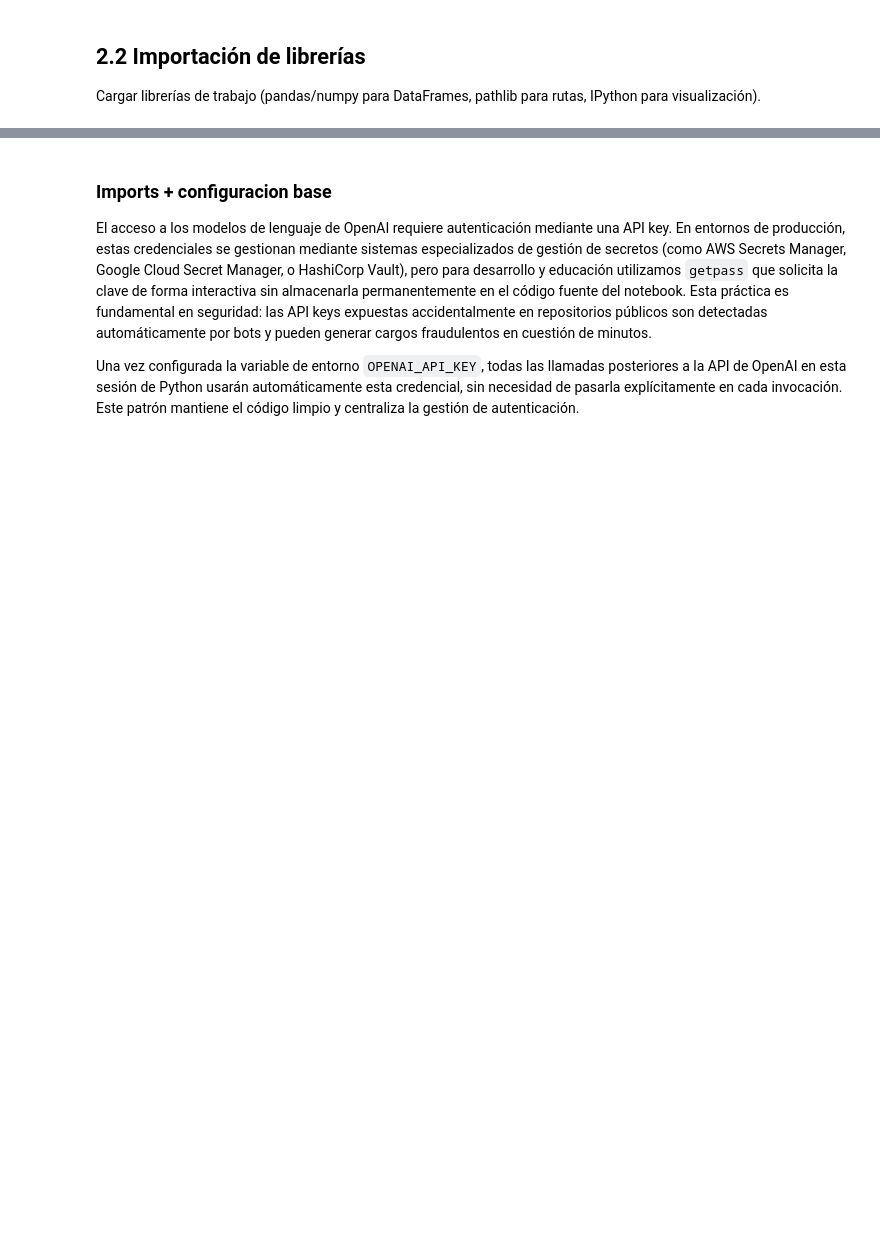
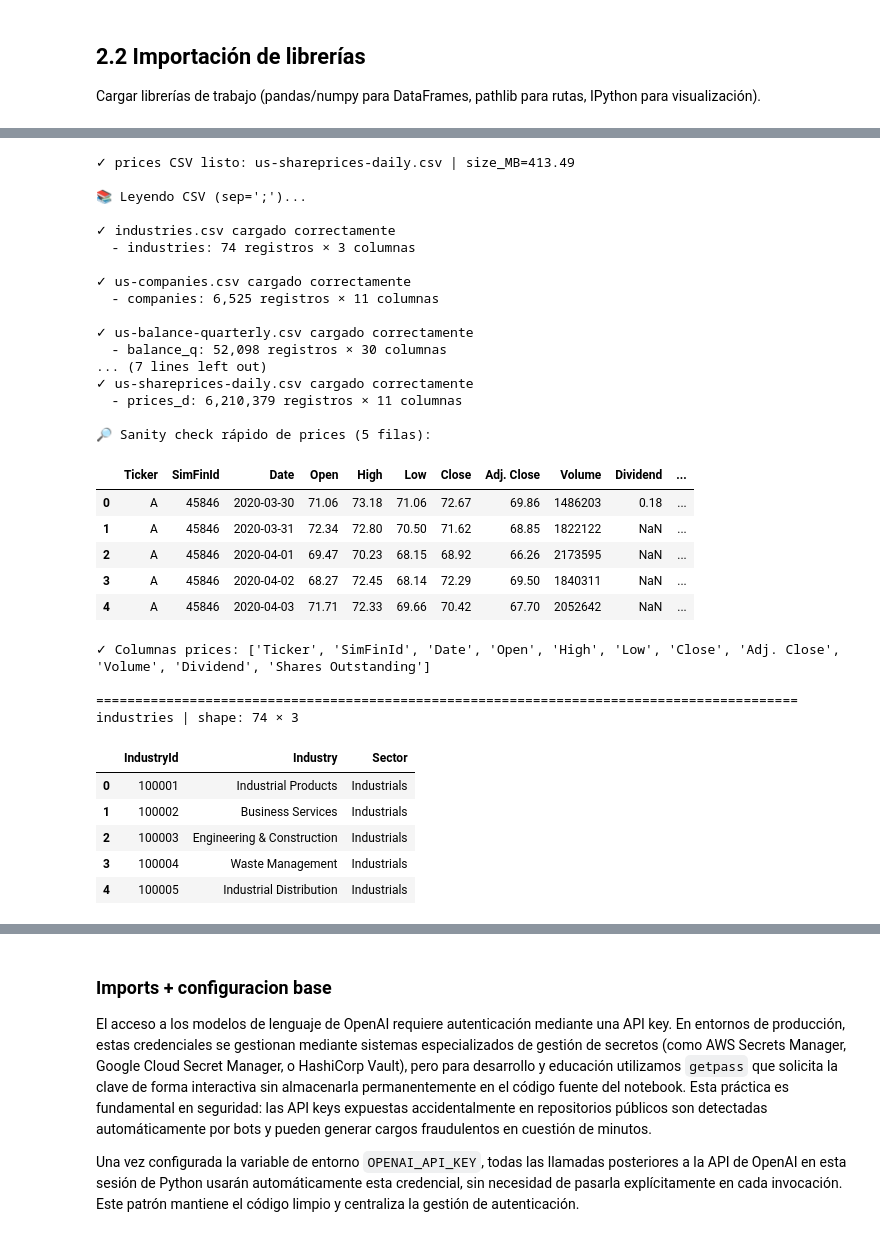
Before and after one commit to afcabre/git-25-09-gh, a Jupyter notebook: ValoracionEmpresas_USA.ipynb, the cells around one changed output, grey strips where cells are left out. Saved outputs shown, nothing was run; the diff lists cells and outputs as text; code cells hidden in the pictures; blank space fills up the shorter version.

```diff
--- a/ValoracionEmpresas_USA.ipynb
+++ b/ValoracionEmpresas_USA.ipynb
@@ -55,38 +62,98 @@ Cargar los 6 CSV (separador ;) desde /content/data en DataFrames y confirmar dim
 # %%
-# 2.3 Carga del Dataset Original
-DATA_DIR = "/content/data"
+# 2.3 Carga del Dataset Original (con soporte ZIP para prices)
 
+from pathlib import Path
+import zipfile
+import pandas as pd
+
+DATA_DIR = Path("/content/data")
+
+# --- 2.3.1: Descomprimir prices si viene como ZIP ---
+zip_prices = DATA_DIR / "us-shareprices-daily.zip"
+csv_prices = DATA_DIR / "us-shareprices-daily.csv"
+
+if (not csv_prices.exists()) and zip_prices.exists():
+    print("📦 Encontré us-shareprices-daily.zip y no existe el CSV. Descomprimiendo...")
+    with zipfile.ZipFile(zip_prices, "r") as z:
+        z.extractall(DATA_DIR)
+    print("✓ Zip descomprimido en:", DATA_DIR)
+
+# Verificación de existencia del CSV de precios
+if not csv_prices.exists():
+    print("❌ ERROR: No existe us-shareprices-daily.csv en /content/data")
+    print("   - Si tienes el zip, asegúrate que se llame: us-shareprices-daily.zip")
+    print("   - Archivos presentes (top 20):", [p.name for p in sorted(DATA_DIR.glob("*"))[:20]])
+    raise FileNotFoundError("Falta us-shareprices-daily.csv (o zip no descomprimió correctamente).")
+
+print(f"✓ prices CSV listo: {csv_prices.name} | size_MB={csv_prices.stat().st_size/(1024**2):.2f}\n")
+
+# --- 2.3.2: Carga de los 6 CSV ---
 files = {
     "industries": "industries.csv",
     "companies": "us-companies.csv",
     "balance_q": "us-balance-quarterly.csv",
     "income_q": "us-income-quarterly.csv",
     "cashflow_q": "us-cashflow-quarterly.csv",
     "prices_d": "us-shareprices-daily.csv",
 }
 
 dfs = {}
-
-print("📦 Cargando datasets desde:", DATA_DIR, "(sep=';')\n")
+print("📚 Leyendo CSV (sep=';')...\n")
 
 for name, fname in files.items():
-    file_path = str(Path(DATA_DIR) / fname)
-
+    file_path = DATA_DIR / fname
     try:
         df = pd.read_csv(file_path, sep=";", low_memory=False)
         dfs[name] = df
-
         print(f"✓ {fname} cargado correctamente")
         print(f"  - {name}: {df.shape[0]:,} registros × {df.shape[1]} columnas\n")
-
     except FileNotFoundError:
         print(f"❌ ERROR: No se encuentra el archivo: {fname}")
         print(f"   Ruta esperada: {file_path}")
-        print("   Verifica que el archivo exista en /content/data")
         raise
 
-# Vista rápida para verificar que los archivos se cargaron bien
+# --- 2.3.3: Sanity check mínimo del archivo grande (5 filas) ---
+print("🔎 Sanity check rápido de prices (5 filas):")
+df_prices_test = pd.read_csv(csv_prices, sep=";", nrows=5, low_memory=False)
+display(df_prices_test)
+print("✓ Columnas prices:", df_prices_test.columns.tolist())
+
+# --- 2.3.4: Validación visual del cargue de los archivos ---
 for name, df in dfs.items():
     print("\n" + "="*90)
     print(f"{name} | shape: {df.shape[0]:,} × {df.shape[1]}")
     display(df.head(5))
+# %% [output]
+✓ prices CSV listo: us-shareprices-daily.csv | size_MB=413.49
+
+📚 Leyendo CSV (sep=';')...
+
+✓ industries.csv cargado correctamente
+  - industries: 74 registros × 3 columnas
+
+✓ us-companies.csv cargado correctamente
+  - companies: 6,525 registros × 11 columnas
+
+✓ us-balance-quarterly.csv cargado correctamente
+  - balance_q: 52,098 registros × 30 columnas
+... (7 lines left out)
+✓ us-shareprices-daily.csv cargado correctamente
+  - prices_d: 6,210,379 registros × 11 columnas
+
+🔎 Sanity check rápido de prices (5 filas):
+|  | Ticker | SimFinId | Date | Open | High | Low | Close | Adj. Close | Volume | Dividend | ... |
+| 0 | A | 45846 | 2020-03-30 | 71.06 | 73.18 | 71.06 | 72.67 | 69.86 | 1486203 | 0.18 | ... |
+| 1 | A | 45846 | 2020-03-31 | 72.34 | 72.80 | 70.50 | 71.62 | 68.85 | 1822122 | NaN | ... |
+| 2 | A | 45846 | 2020-04-01 | 69.47 | 70.23 | 68.15 | 68.92 | 66.26 | 2173595 | NaN | ... |
+| 3 | A | 45846 | 2020-04-02 | 68.27 | 72.45 | 68.14 | 72.29 | 69.50 | 1840311 | NaN | ... |
+| 4 | A | 45846 | 2020-04-03 | 71.71 | 72.33 | 69.66 | 70.42 | 67.70 | 2052642 | NaN | ... |
+✓ Columnas prices: ['Ticker', 'SimFinId', 'Date', 'Open', 'High', 'Low', 'Close', 'Adj. Close', 'Volume', 'Dividend', 'Shares Outstanding']
+
+==========================================================================================
+industries | shape: 74 × 3
+|  | IndustryId | Industry | Sector |
+| 0 | 100001 | Industrial Products | Industrials |
+| 1 | 100002 | Business Services | Industrials |
+| 2 | 100003 | Engineering & Construction | Industrials |
+| 3 | 100004 | Waste Management | Industrials |
+| 4 | 100005 | Industrial Distribution | Industrials |
```
Also changed, not shown: parts of 6 cells of this notebook.
